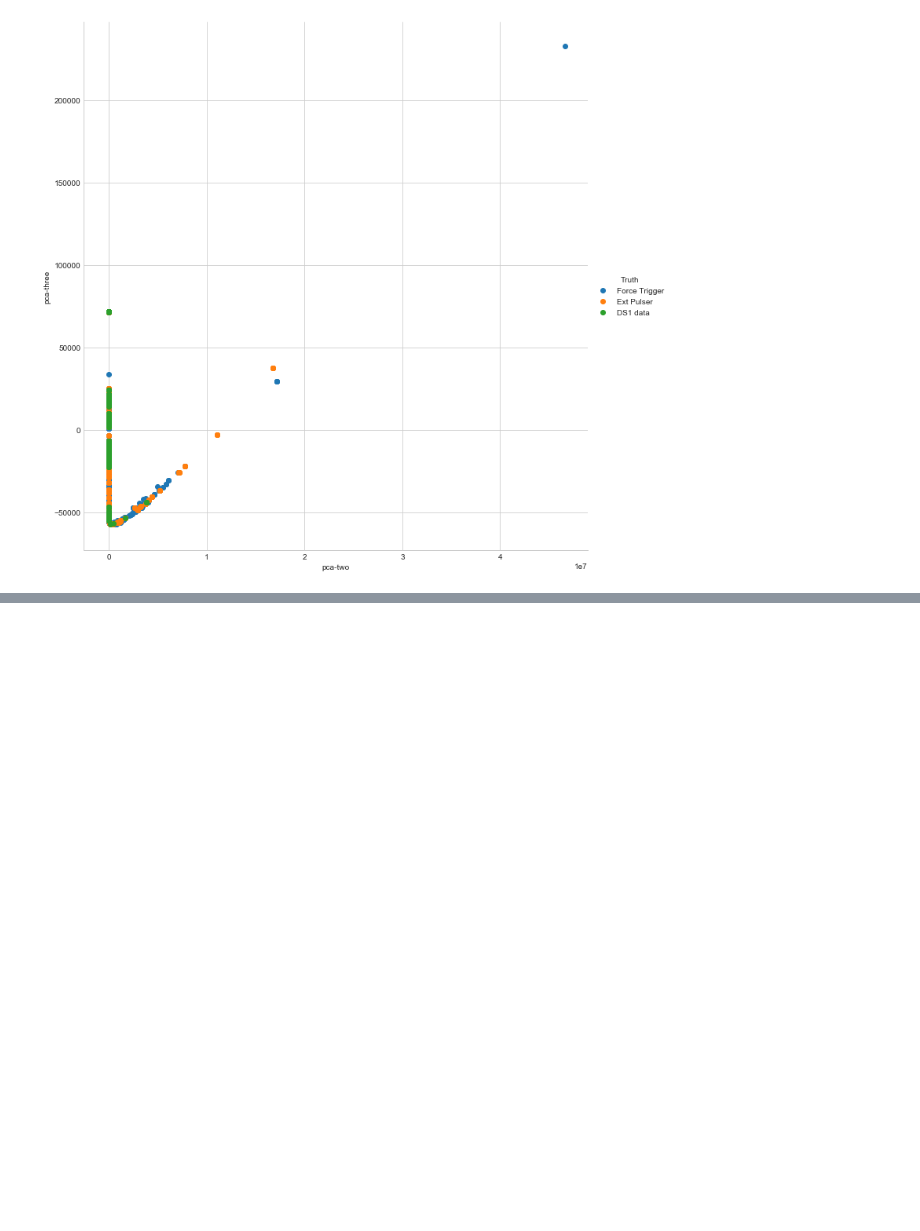
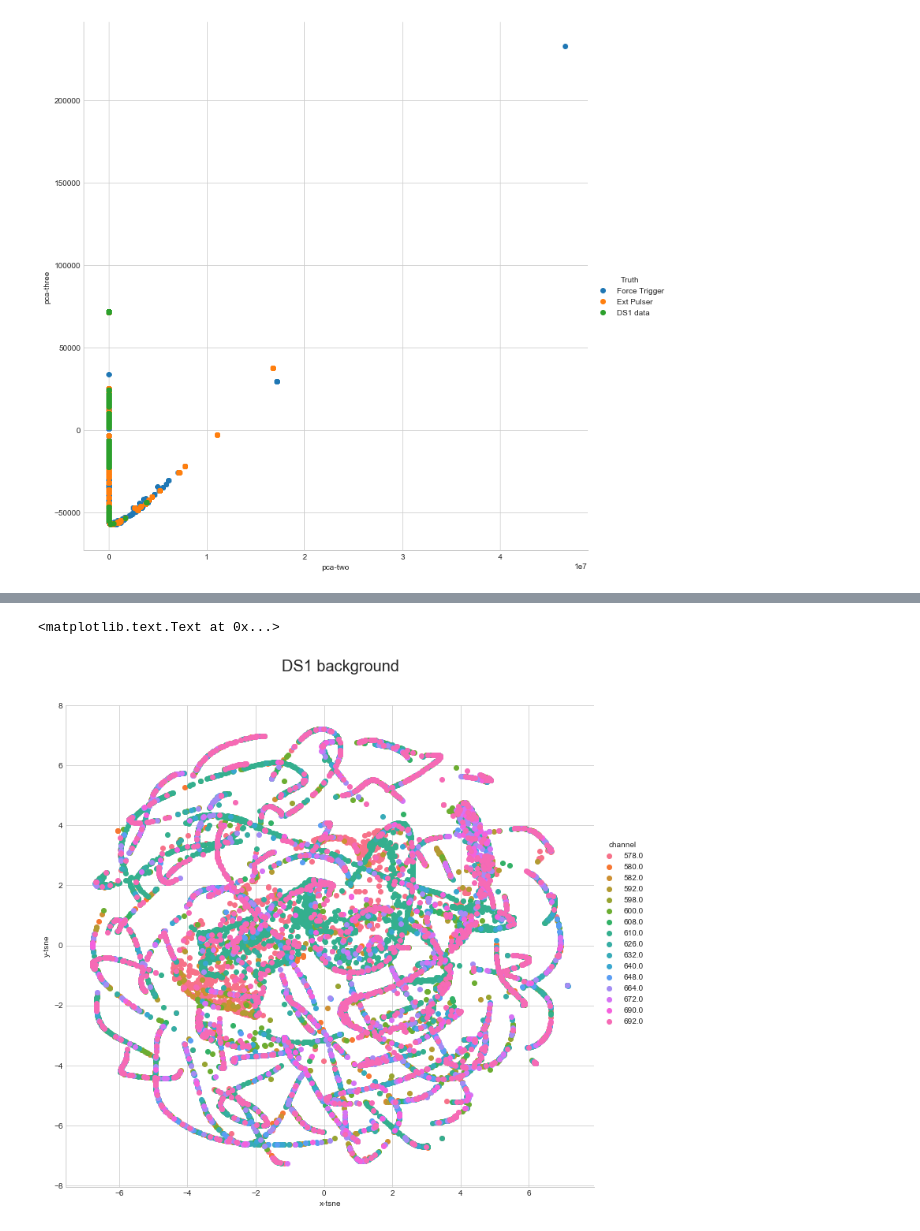
Before and after one commit to bxyzhu/IPython, a Jupyter notebook: LAT-TSNE.ipynb, the cells around one changed output, grey strips where cells are left out. Drawn from its saved outputs; the diff is of its cells as text; code cells hidden in the pictures; blank space fills up the shorter version.

```diff
--- a/LAT-TSNE.ipynb
+++ b/LAT-TSNE.ipynb
@@ -360,17 +354,9 @@ d2.fig.suptitle('C1P6D3', fontsize=10) # can also get the figure from plt.gcf()
 # %%
-# Try PCA + TSNE
-# pca_50 = PCA(n_components=50)
-# pca_result_50 = pca_50.fit_transform(df[feat_cols].values)
+# Try TSNE only on data
+n_sne2 = 15000
 
-# print 'Explained variation per principal component (PCA): %.3f'% (np.sum(pca_50.explained_variance_ratio_))
+time_start = time.time()
+tsne = TSNE(n_components=2, verbose=2, perplexity=50, n_iter=500)
+tsne_results2 = tsne.fit_transform(dfDataFull.loc[:,feat_cols].values[:n_sne2])
 
-
-# # Limit the number of events to process for now
-# n_sne = 10000
-
-
-# time_start = time.time()
-# tsne = TSNE(n_components=2, verbose=2, perplexity=40, n_iter=300)
-# tsne_results = tsne.fit_transform(DF_dev.loc[:,feat_cols].values[:n_sne])
-
-# print 't-SNE done! Time elapsed: %.3f seconds'%(time.time()-time_start)
+print 't-SNE done! Time elapsed: %.3f seconds'%(time.time()-time_start)
@@ -376,0 +381,13 @@ d2.fig.suptitle('C1P6D3', fontsize=10) # can also get the figure from plt.gcf()
+# %%
+df_tsnedata = dfDataFull.iloc[:n_sne2,:].copy()
+df_tsnedata['x-tsne'] = tsne_results2[:,0]
+df_tsnedata['y-tsne'] = tsne_results2[:,1]
+
+# Plot stuff
+d2 = sns.FacetGrid(df_tsnedata, hue='channel', size=10)
+d2.map(plt.scatter, "x-tsne", "y-tsne").add_legend()
+plt.subplots_adjust(top=0.9)
+d2.fig.suptitle('DS1 background', fontsize=20) # can also get the figure from plt.gcf()
+# %% [output]
+<matplotlib.text.Text at 0x...>
+[figure, added]
```
Also changed, not shown: parts of 6 cells of this notebook.
